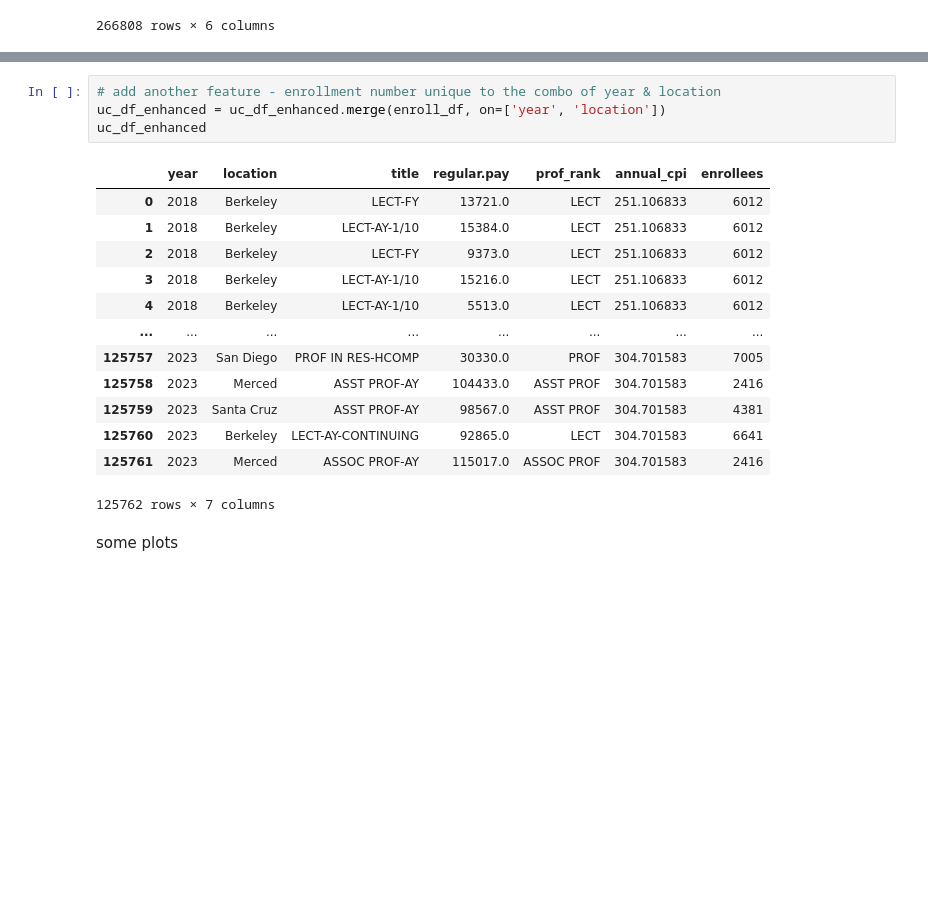
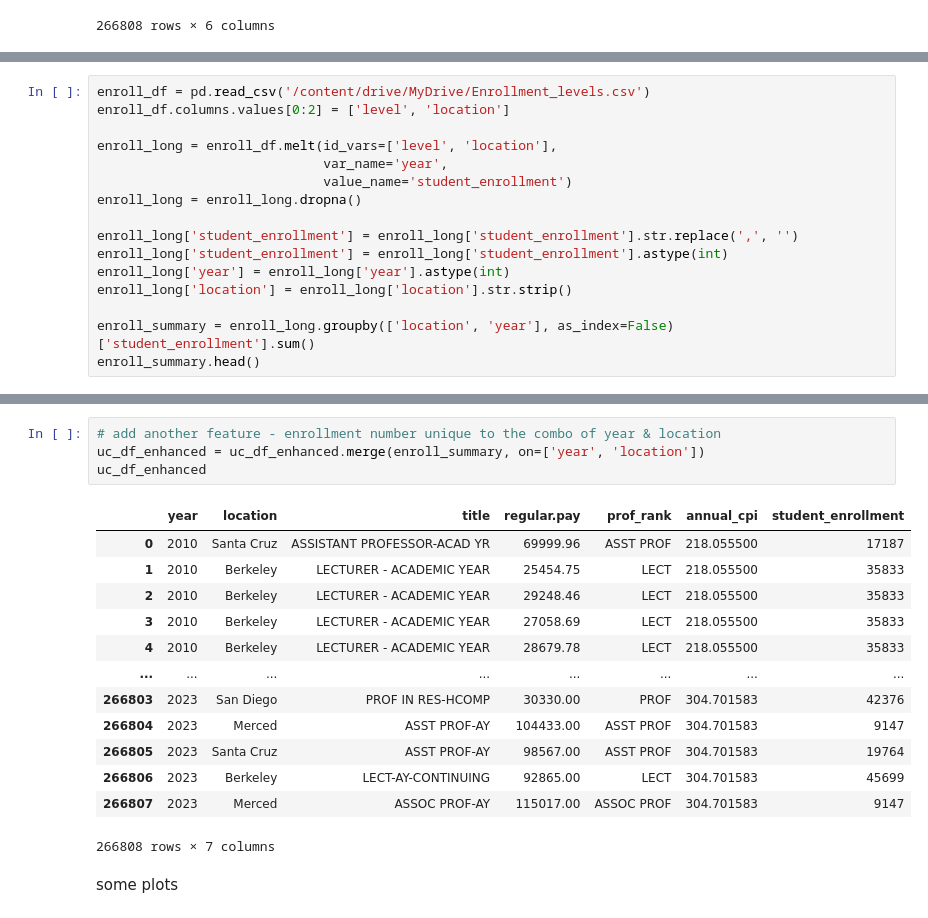
Before and after one commit to nilsberzins/stat-405-final, a Jupyter notebook: EDA405.ipynb, the cells around one changed output, grey strips where cells are left out. Drawn from its saved outputs; the diff is of its cells as text; blank space fills up the shorter version.

```diff
--- a/EDA405.ipynb
+++ b/EDA405.ipynb
@@ -325,0 +320,16 @@ FileNotFoundError: [Errno 2] No such file or directory: 'EnrollmentUC.csv'
+# %%
+enroll_df = pd.read_csv('/content/drive/MyDrive/Enrollment_levels.csv')
+enroll_df.columns.values[0:2] = ['level', 'location']
+
+enroll_long = enroll_df.melt(id_vars=['level', 'location'],
+                             var_name='year',
+                             value_name='student_enrollment')
+enroll_long = enroll_long.dropna()
+
+enroll_long['student_enrollment'] = enroll_long['student_enrollment'].str.replace(',', '')
+enroll_long['student_enrollment'] = enroll_long['student_enrollment'].astype(int)
+enroll_long['year'] = enroll_long['year'].astype(int)
+enroll_long['location'] = enroll_long['location'].str.strip()
+
+enroll_summary = enroll_long.groupby(['location', 'year'], as_index=False)['student_enrollment'].sum()
+enroll_summary.head()
@@ -326,21 +343,21 @@ FileNotFoundError: [Errno 2] No such file or directory: 'EnrollmentUC.csv'
 # %%
 # add another feature - enrollment number unique to the combo of year & location
-uc_df_enhanced = uc_df_enhanced.merge(enroll_df, on=['year', 'location'])
+uc_df_enhanced = uc_df_enhanced.merge(enroll_summary, on=['year', 'location'])
 uc_df_enhanced
 # %% [output]
-|  | year | location | title | regular.pay | prof_rank | annual_cpi | enrollees |
-| 0 | 2018 | Berkeley | LECT-FY | 13721.0 | LECT | 251.106833 | 6012 |
-| 1 | 2018 | Berkeley | LECT-AY-1/10 | 15384.0 | LECT | 251.106833 | 6012 |
-| 2 | 2018 | Berkeley | LECT-FY | 9373.0 | LECT | 251.106833 | 6012 |
-| 3 | 2018 | Berkeley | LECT-AY-1/10 | 15216.0 | LECT | 251.106833 | 6012 |
-| 4 | 2018 | Berkeley | LECT-AY-1/10 | 5513.0 | LECT | 251.106833 | 6012 |
+|  | year | location | title | regular.pay | prof_rank | annual_cpi | student_enrollment |
+| 0 | 2010 | Santa Cruz | ASSISTANT PROFESSOR-ACAD YR | 69999.96 | ASST PROF | 218.055500 | 17187 |
+| 1 | 2010 | Berkeley | LECTURER - ACADEMIC YEAR | 25454.75 | LECT | 218.055500 | 35833 |
+| 2 | 2010 | Berkeley | LECTURER - ACADEMIC YEAR | 29248.46 | LECT | 218.055500 | 35833 |
+| 3 | 2010 | Berkeley | LECTURER - ACADEMIC YEAR | 27058.69 | LECT | 218.055500 | 35833 |
+| 4 | 2010 | Berkeley | LECTURER - ACADEMIC YEAR | 28679.78 | LECT | 218.055500 | 35833 |
 | ... | ... | ... | ... | ... | ... | ... | ... |
-| 125757 | 2023 | San Diego | PROF IN RES-HCOMP | 30330.0 | PROF | 304.701583 | 7005 |
-| 125758 | 2023 | Merced | ASST PROF-AY | 104433.0 | ASST PROF | 304.701583 | 2416 |
-| 125759 | 2023 | Santa Cruz | ASST PROF-AY | 98567.0 | ASST PROF | 304.701583 | 4381 |
-| 125760 | 2023 | Berkeley | LECT-AY-CONTINUING | 92865.0 | LECT | 304.701583 | 6641 |
-| 125761 | 2023 | Merced | ASSOC PROF-AY | 115017.0 | ASSOC PROF | 304.701583 | 2416 |
+| 266803 | 2023 | San Diego | PROF IN RES-HCOMP | 30330.00 | PROF | 304.701583 | 42376 |
+| 266804 | 2023 | Merced | ASST PROF-AY | 104433.00 | ASST PROF | 304.701583 | 9147 |
+| 266805 | 2023 | Santa Cruz | ASST PROF-AY | 98567.00 | ASST PROF | 304.701583 | 19764 |
+| 266806 | 2023 | Berkeley | LECT-AY-CONTINUING | 92865.00 | LECT | 304.701583 | 45699 |
+| 266807 | 2023 | Merced | ASSOC PROF-AY | 115017.00 | ASSOC PROF | 304.701583 | 9147 |
-125762 rows × 7 columns
+266808 rows × 7 columns
 # %% [markdown]
 some plots
 # %%
```
Also changed, not shown: parts of 32 cells of this notebook.
